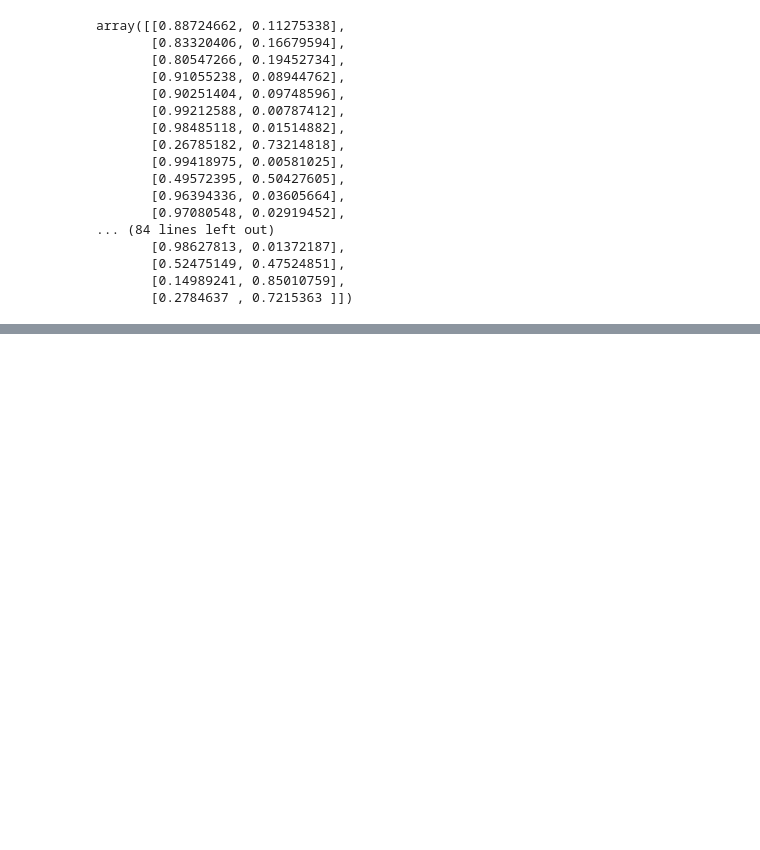
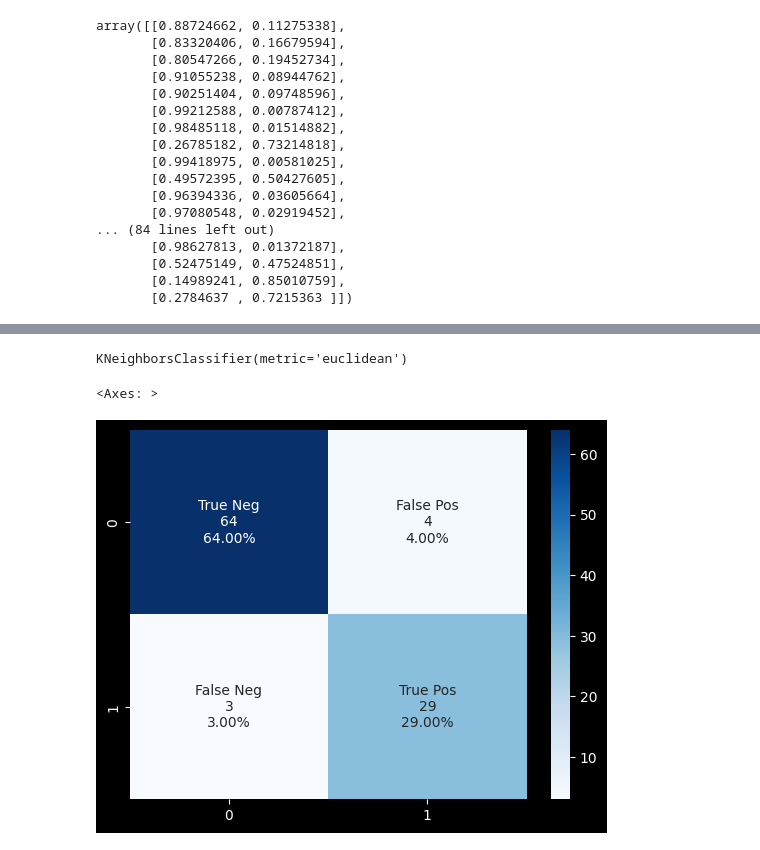
Before and after one commit to chechoreyes/zero_to_ml_curso, a Jupyter notebook: 06_ML_Classification/classification.ipynb, the cells around one changed output, grey strips where cells are left out. Saved outputs shown, nothing was run; the diff lists cells and outputs as text; code cells hidden in the pictures; blank space fills up the shorter version.

```diff
--- a/06_ML_Classification/classification.ipynb
+++ b/06_ML_Classification/classification.ipynb
@@ -245,0 +379,7 @@ array([0, 0, 0, 0, 0, 0, 0, 1, 0, 0, 0, 0, 0, 0, 0, 0, 0, 0, 1, 0, 0, 1,
+# %%
+df = pd.read_csv("Social_Network_Ads.csv")
+X = df.iloc[:, [2, 3]].values
+y = df.iloc[:, 4].values
+X_train, X_test, y_train, y_test = train_test_split(
+    X, y, test_size=0.25, random_state=0
+)
@@ -245,0 +390,12 @@ array([0, 0, 0, 0, 0, 0, 0, 1, 0, 0, 0, 0, 0, 0, 0, 0, 0, 0, 1, 0, 0, 1,
+# %%
+# n_neighbors = 1 => Se asignará la misma clase que a su vecino más cercano
+# valores más altos de n_neighbors funcionan mejor con valores atipicos
+
+# metric puede ser "cityblock", "euclidean", "minkowski"
+
+knn = KNeighborsClassifier(
+    n_neighbors=5,  metric="euclidean"
+)
+knn.fit(X_train, y_train)
+# %% [output]
+KNeighborsClassifier(metric='euclidean')
@@ -245,0 +404,19 @@ array([0, 0, 0, 0, 0, 0, 0, 1, 0, 0, 0, 0, 0, 0, 0, 0, 0, 0, 1, 0, 0, 1,
+# %%
+y_pred = knn.predict(X_test)
+cf_matrix = confusion_matrix(y_test, y_pred)
+# %%
+group_names = ["True Neg", "False Pos", "False Neg", "True Pos"]
+group_counts = ["{0:0.0f}".format(value) for value in cf_matrix.flatten()]
+group_percentages = [
+    "{0:.2%}".format(value) for value in cf_matrix.flatten() / np.sum(cf_matrix)
+]
+labels = [
+    f"{v1}\n{v2}\n{v3}"
+    for v1, v2, v3 in zip(group_names, group_counts, group_percentages)
+]
+
+labels = np.asarray(labels).reshape(2, 2)
+sns.heatmap(cf_matrix, annot=labels, fmt="", cmap="Blues")
+# %% [output]
+<Axes: >
+[figure, added]
```
Also changed, not shown: parts of 23 cells of this notebook.
